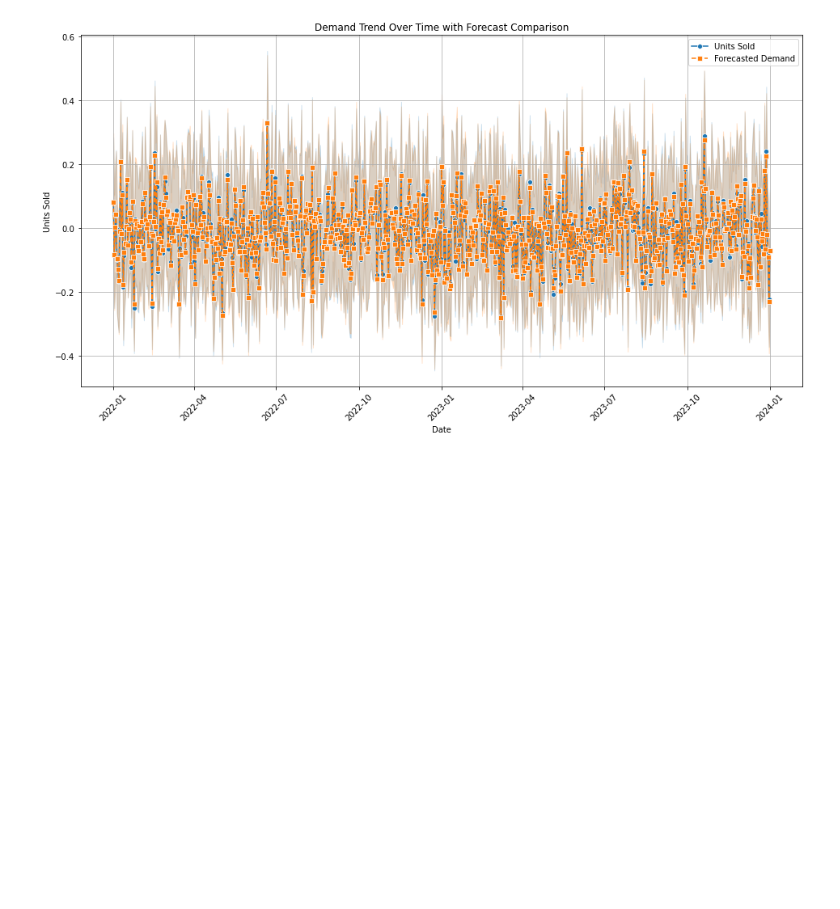
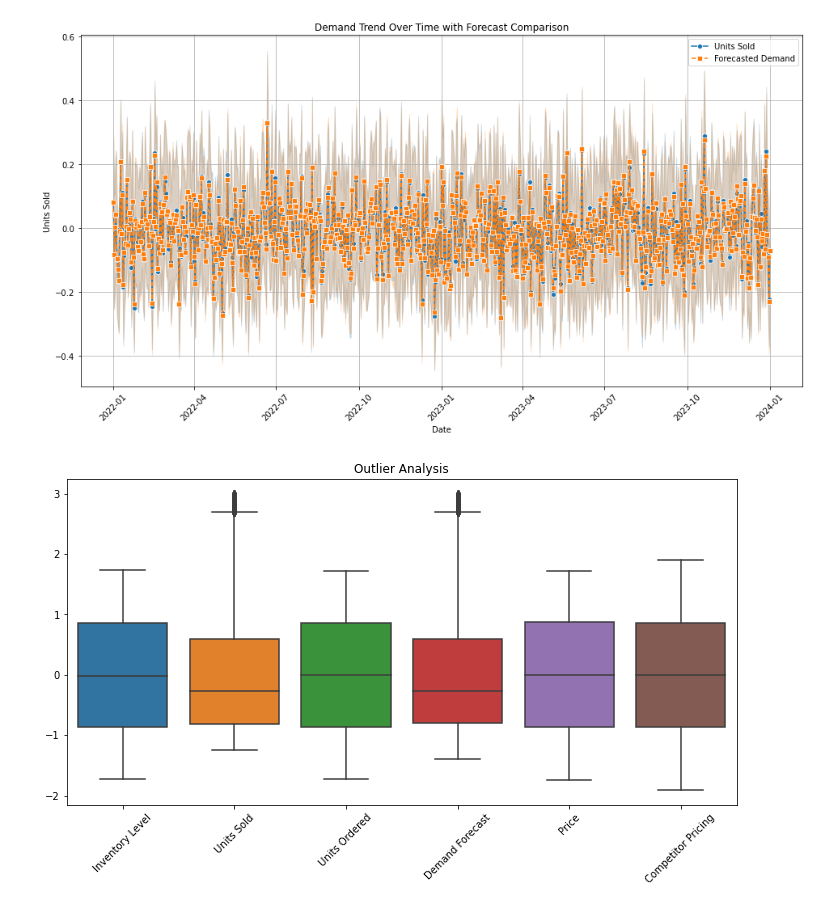
Before and after one commit to Catherinewwanjau/Demand-Forecasting-Optimization-for-Inventory-Management, a Jupyter notebook: Inventory Forecasting-1.ipynb, the cells around one changed output. Cells and saved outputs as stored; diff of their text form; code cells hidden in the pictures; blank space fills up the shorter version.

```diff
--- a/Inventory Forecasting-1.ipynb
+++ b/Inventory Forecasting-1.ipynb
@@ -194,3 +202,12 @@ plt.grid(True)
 plt.show()
 # %% [output]
 [figure]
+# %%
+# Boxplot to check outliers in numerical features
+plt.figure(figsize=(12, 6))
+sns.boxplot(data=df[numerical_cols])
+plt.xticks(rotation=45)
+plt.title('Outlier Analysis')
+plt.show()
+# %% [output]
+[figure, added]
```
Also changed, not shown: parts of 6 cells of this notebook.
